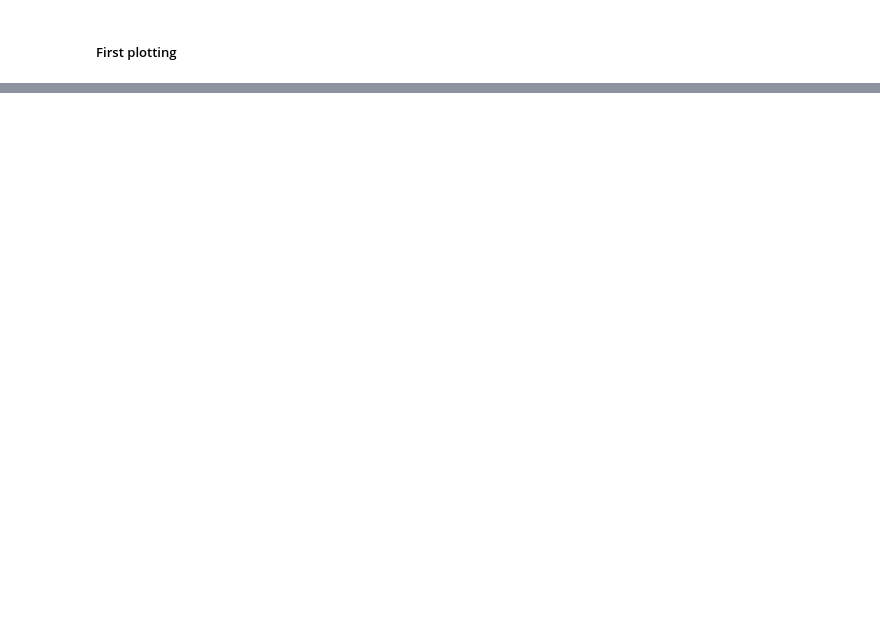
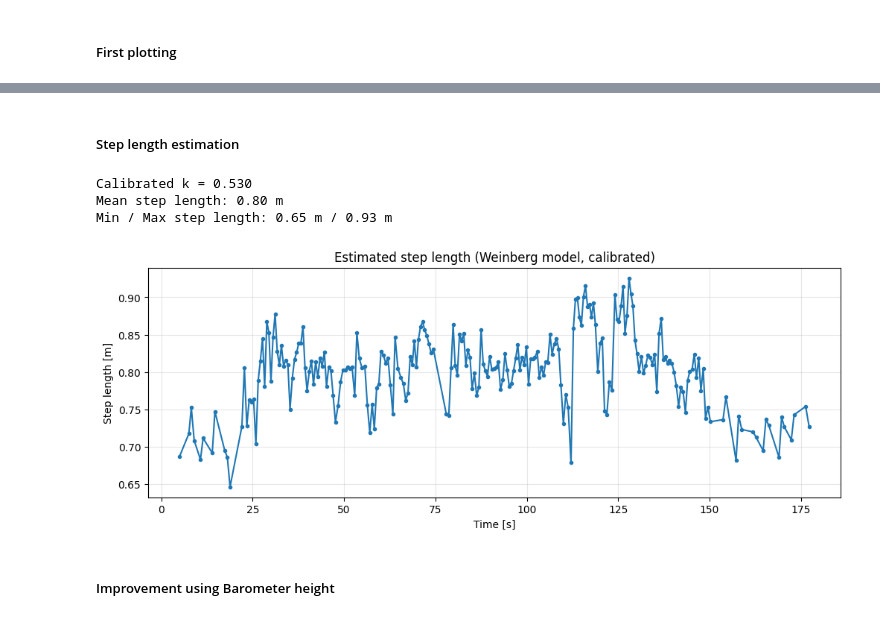
Before and after one commit to bernadettesophia/Navi_Lab02_WS25, a Jupyter notebook: lab02_ws2025_26_GROUPB_KAKUSKA_OETTL.ipynb, the cells around one changed output, grey strips where cells are left out. Saved outputs shown, nothing was run; the diff lists cells and outputs as text; code cells hidden in the pictures; blank space fills up the shorter version.

```diff
--- a/lab02_ws2025_26_GROUPB_KAKUSKA_OETTL.ipynb
+++ b/lab02_ws2025_26_GROUPB_KAKUSKA_OETTL.ipynb
@@ -329,0 +366,49 @@ plt.show()
+# %% [markdown]
+##### Step length estimation
+# %%
+# ----------------------------
+# Step Length Estimation (Weinberg Model)
+# ----------------------------
+
+# Remove gravity on z-axis
+acc_data["acc_z_gf"] = acc_data["acc_z"] - 9.81
+
+weinberg_terms = []
+
+# Compute Weinberg terms for each step
+for i in range(1, len(peaks)):
+    idx_prev, idx_curr = peaks[i-1], peaks[i]
+    segment = acc_data["acc_z_gf"].iloc[idx_prev:idx_curr] - acc_data["acc_z_gf"].iloc[idx_prev:idx_curr].mean()
+    a_max, a_min = segment.max(), segment.min()
+    weinberg_terms.append((a_max - a_min)**0.25)
+
+weinberg_terms = np.array(weinberg_terms)
+
+# ----------------------------
+# Calibrate k to typical step length (~0.8 m)
+# ----------------------------
+typical_step_length = 0.8  # meters (0.3 m on stairs if needed)
+k = typical_step_length / np.mean(weinberg_terms)
+step_lengths = k * weinberg_terms
+
+print(f"Calibrated k = {k:.3f}")
+print(f"Mean step length: {np.mean(step_lengths):.2f} m")
+print(f"Min / Max step length: {step_lengths.min():.2f} m / {step_lengths.max():.2f} m")
+
+# ----------------------------
+# Step Length Visualization
+# ----------------------------
+plt.figure(figsize=(12,4))
+plt.plot(step_times[1:], step_lengths, ".-")
+plt.xlabel("Time [s]")
+plt.ylabel("Step length [m]")
+plt.title("Estimated step length (Weinberg model, calibrated)")
+plt.grid(alpha=0.3)
+plt.show()
+# %% [output]
+Calibrated k = 0.530
+Mean step length: 0.80 m
+Min / Max step length: 0.65 m / 0.93 m
+[figure, added]
+# %% [markdown]
+##### Improvement using Barometer height
```
Also changed, not shown: parts of 28 cells of this notebook.
